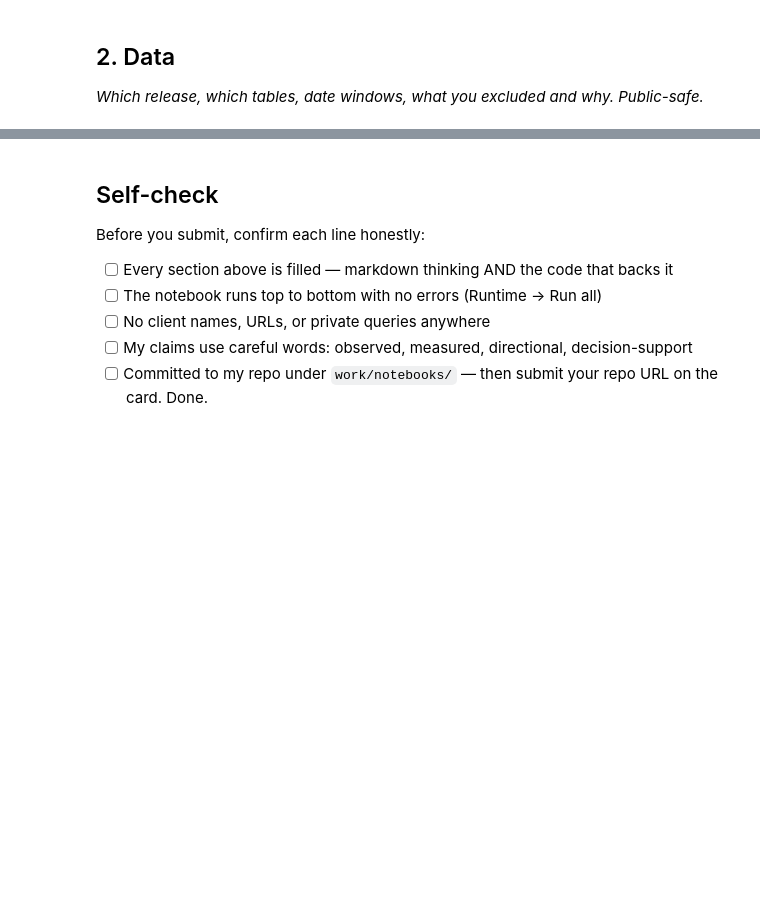
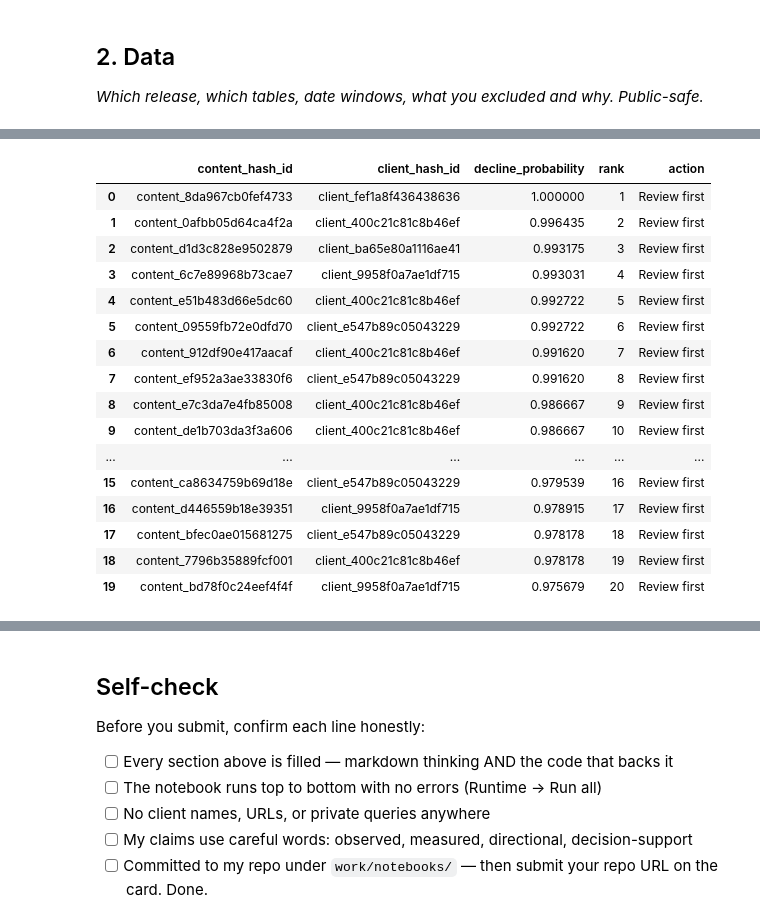
Before and after one commit to shivanilokh/flyrank-ml-internship, a Jupyter notebook: work/notebooks/capstone.ipynb, the cells around one changed output, grey strips where cells are left out. Saved outputs shown, nothing was run; the diff lists cells and outputs as text; code cells hidden in the pictures; blank space fills up the shorter version.

```diff
--- a/work/notebooks/capstone.ipynb
+++ b/work/notebooks/capstone.ipynb
@@ -57,0 +125,20 @@ This skeleton is yours to fill. Work the sections **in order** — each one has
+# %%
+# ============================================================
+# CAPSTONE STEP 2 — LOAD FEBRUARY AND MARCH DATA
+# ============================================================
+
+feb = con.execute(f"""
+    SELECT *
+    FROM read_parquet('{FACT_FEB}')
+""").df()
+
+mar = con.execute(f"""
+    SELECT *
+    FROM read_parquet('{FACT_MAR}')
+""").df()
+
+print("✅ February rows:", len(feb))
+print("✅ March rows:", len(mar))
+
+print("\nColumns:")
+print(feb.columns.tolist())
@@ -57,0 +551,48 @@ This skeleton is yours to fill. Work the sections **in order** — each one has
+# %%
+# ============================================================
+# CAPSTONE STEP 11 — RANKED REVIEW QUEUE
+# ============================================================
+
+ranked_recommendations = test_results[
+    [
+        "content_hash_id",
+        "client_hash_id",
+        "decline_probability"
+    ]
+].copy()
+
+ranked_recommendations["rank"] = (
+    ranked_recommendations[
+        "decline_probability"
+    ]
+    .rank(
+        method="first",
+        ascending=False
+    )
+    .astype(int)
+)
+
+ranked_recommendations["action"] = np.select(
+    [
+        ranked_recommendations["decline_probability"] >= 0.80,
+        ranked_recommendations["decline_probability"] >= 0.60,
+        ranked_recommendations["decline_probability"] >= 0.40
+    ],
+    [
+        "Review first",
+        "Prioritize review",
+        "Monitor"
+    ],
+    default="Protect"
+)
+
+ranked_recommendations = ranked_recommendations.sort_values(
+    "rank"
+)
+
+print("✅ Ranked review queue created.")
+
+display(
+    ranked_recommendations.head(20)
+)
+# %% [output]
@@ -57,0 +600,17 @@ This skeleton is yours to fill. Work the sections **in order** — each one has
+|  | content_hash_id | client_hash_id | decline_probability | rank | action |
+| 0 | content_8da967cb0fef4733 | client_fef1a8f436438636 | 1.000000 | 1 | Review first |
+| 1 | content_0afbb05d64ca4f2a | client_400c21c81c8b46ef | 0.996435 | 2 | Review first |
+| 2 | content_d1d3c828e9502879 | client_ba65e80a1116ae41 | 0.993175 | 3 | Review first |
+| 3 | content_6c7e89968b73cae7 | client_9958f0a7ae1df715 | 0.993031 | 4 | Review first |
+| 4 | content_e51b483d66e5dc60 | client_400c21c81c8b46ef | 0.992722 | 5 | Review first |
+| 5 | content_09559fb72e0dfd70 | client_e547b89c05043229 | 0.992722 | 6 | Review first |
+| 6 | content_912df90e417aacaf | client_400c21c81c8b46ef | 0.991620 | 7 | Review first |
+| 7 | content_ef952a3ae33830f6 | client_e547b89c05043229 | 0.991620 | 8 | Review first |
+| 8 | content_e7c3da7e4fb85008 | client_400c21c81c8b46ef | 0.986667 | 9 | Review first |
+| 9 | content_de1b703da3f3a606 | client_400c21c81c8b46ef | 0.986667 | 10 | Review first |
+| ... | ... | ... | ... | ... | ... |
+| 15 | content_ca8634759b69d18e | client_e547b89c05043229 | 0.979539 | 16 | Review first |
+| 16 | content_d446559b18e39351 | client_9958f0a7ae1df715 | 0.978915 | 17 | Review first |
+| 17 | content_bfec0ae015681275 | client_e547b89c05043229 | 0.978178 | 18 | Review first |
+| 18 | content_7796b35889fcf001 | client_400c21c81c8b46ef | 0.978178 | 19 | Review first |
+| 19 | content_bd78f0c24eef4f4f | client_9958f0a7ae1df715 | 0.975679 | 20 | Review first |
```
Also changed, not shown: parts of 42 cells of this notebook.
